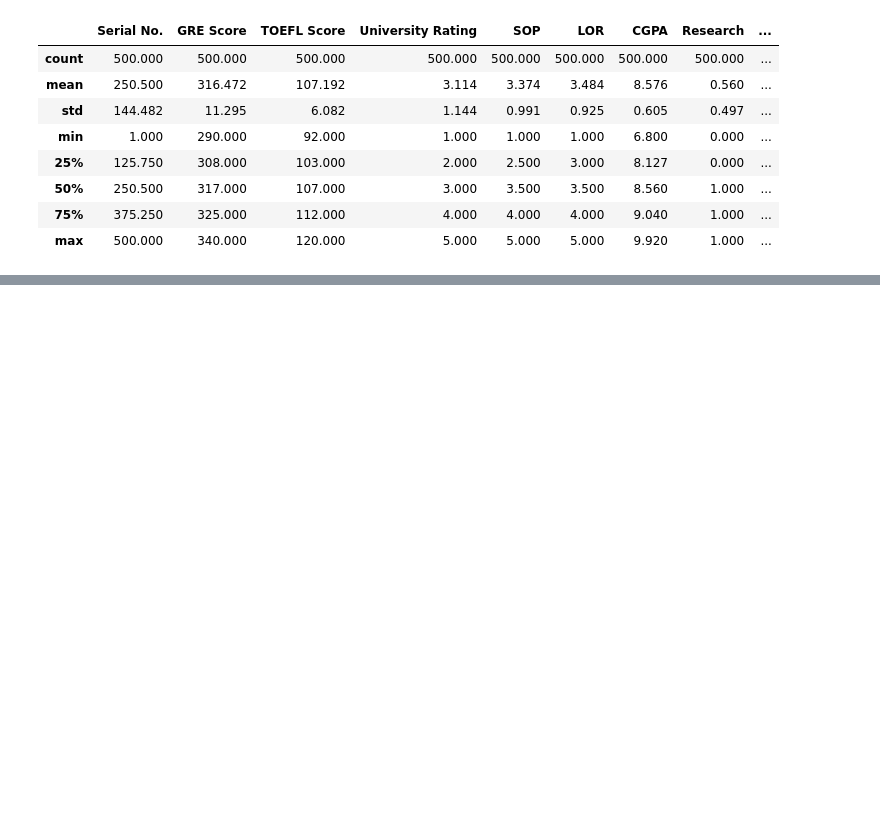
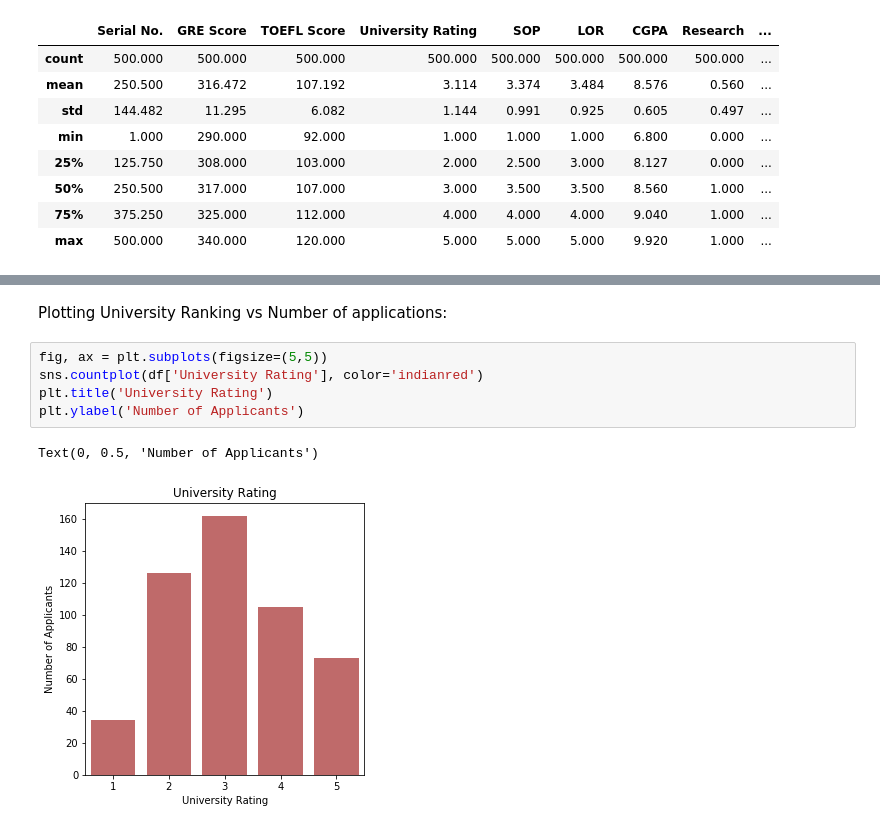
Before and after one commit to madhavi26/university_admission_-, a Jupyter notebook: University Admission 🎓.ipynb, the cells around one changed output, grey strips where cells are left out. Cells and saved outputs as stored; diff of their text form; blank space fills up the shorter version.

```diff
--- a/University Admission 🎓.ipynb
+++ b/University Admission 🎓.ipynb
@@ -106,0 +119,10 @@ plt.show()
+# %% [markdown]
+Plotting University Ranking vs Number of applications:
+# %%
+fig, ax = plt.subplots(figsize=(5,5))
+sns.countplot(df['University Rating'], color='indianred')
+plt.title('University Rating')
+plt.ylabel('Number of Applicants')
+# %% [output]
+Text(0, 0.5, 'Number of Applicants')
+[figure, added]
```
Also changed, not shown: parts of 31 cells of this notebook.
